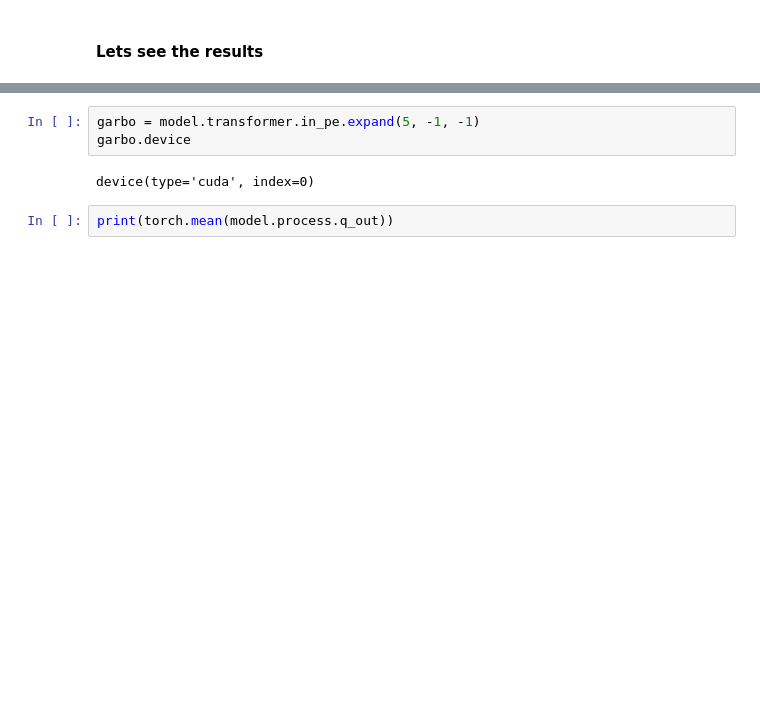
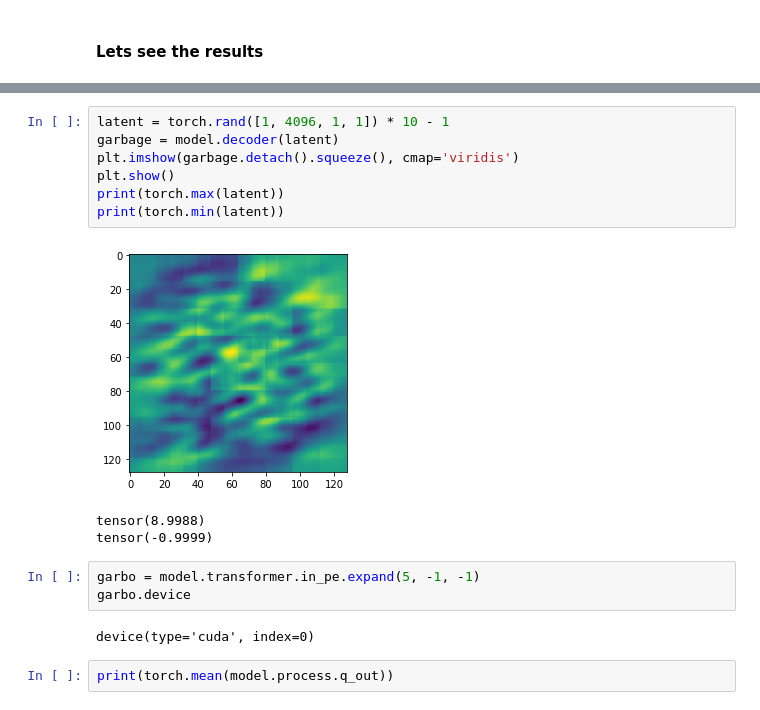
Before and after one commit to pmistry9597/Climate-Hack-2022, a Jupyter notebook: train_ae.ipynb, the cells around one changed output, grey strips where cells are left out. Drawn from its saved outputs; the diff is of its cells as text; blank space fills up the shorter version.

```diff
--- a/train_ae.ipynb
+++ b/train_ae.ipynb
@@ -335,5 +237,16 @@ tensor(0.0224)
 [figure]
 ... (50 outputs left out)
+# %%
+latent = torch.rand([1, 4096, 1, 1]) * 10 - 1
+garbage = model.decoder(latent)
+plt.imshow(garbage.detach().squeeze(), cmap='viridis')
+plt.show()
+print(torch.max(latent))
+print(torch.min(latent))
+# %% [output]
+[figure, added]
+tensor(8.9988)
+tensor(-0.9999)
 # %%
 garbo = model.transformer.in_pe.expand(5, -1, -1)
 garbo.device
```
Also changed, not shown: parts of 3 cells of this notebook, 2 other files.
